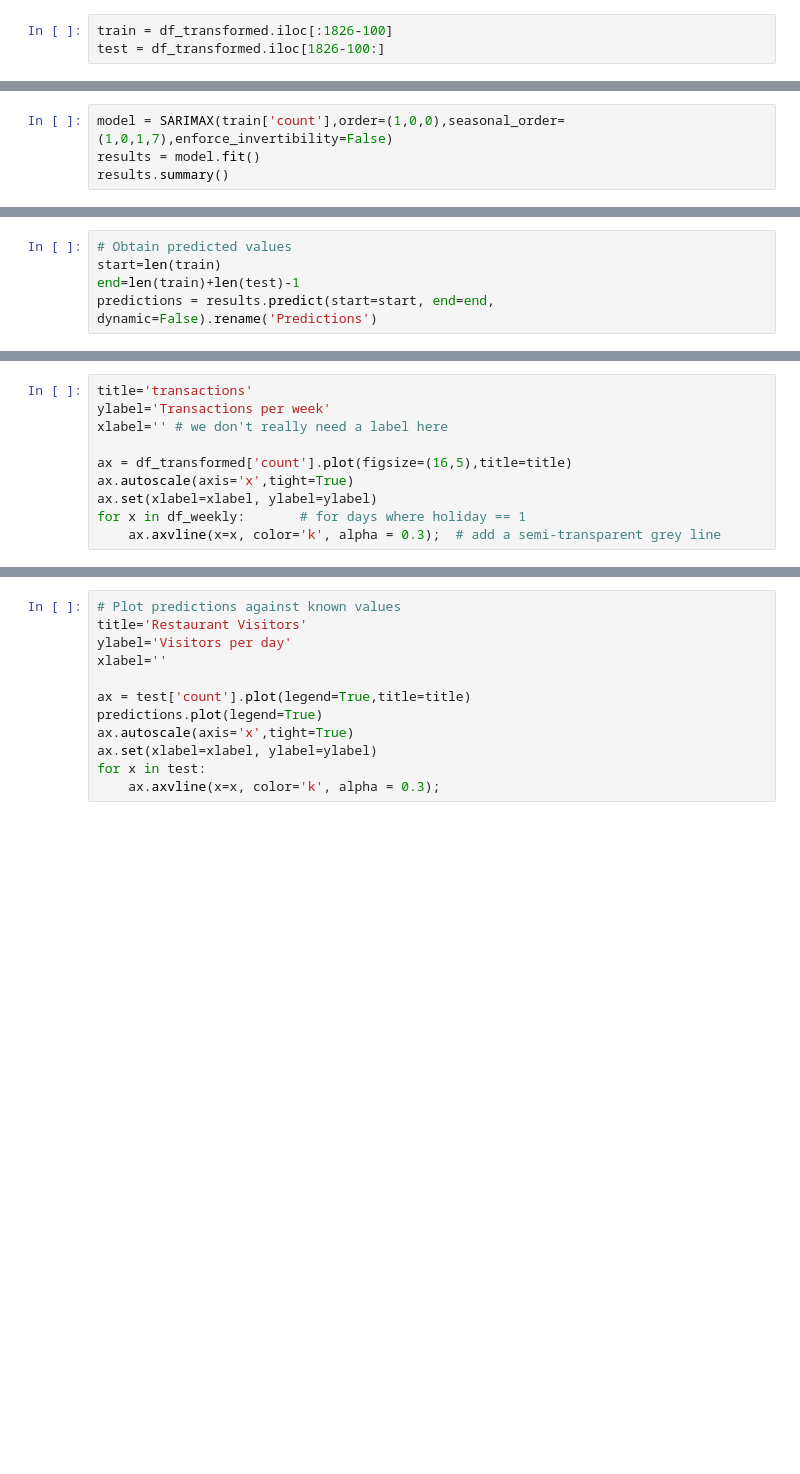
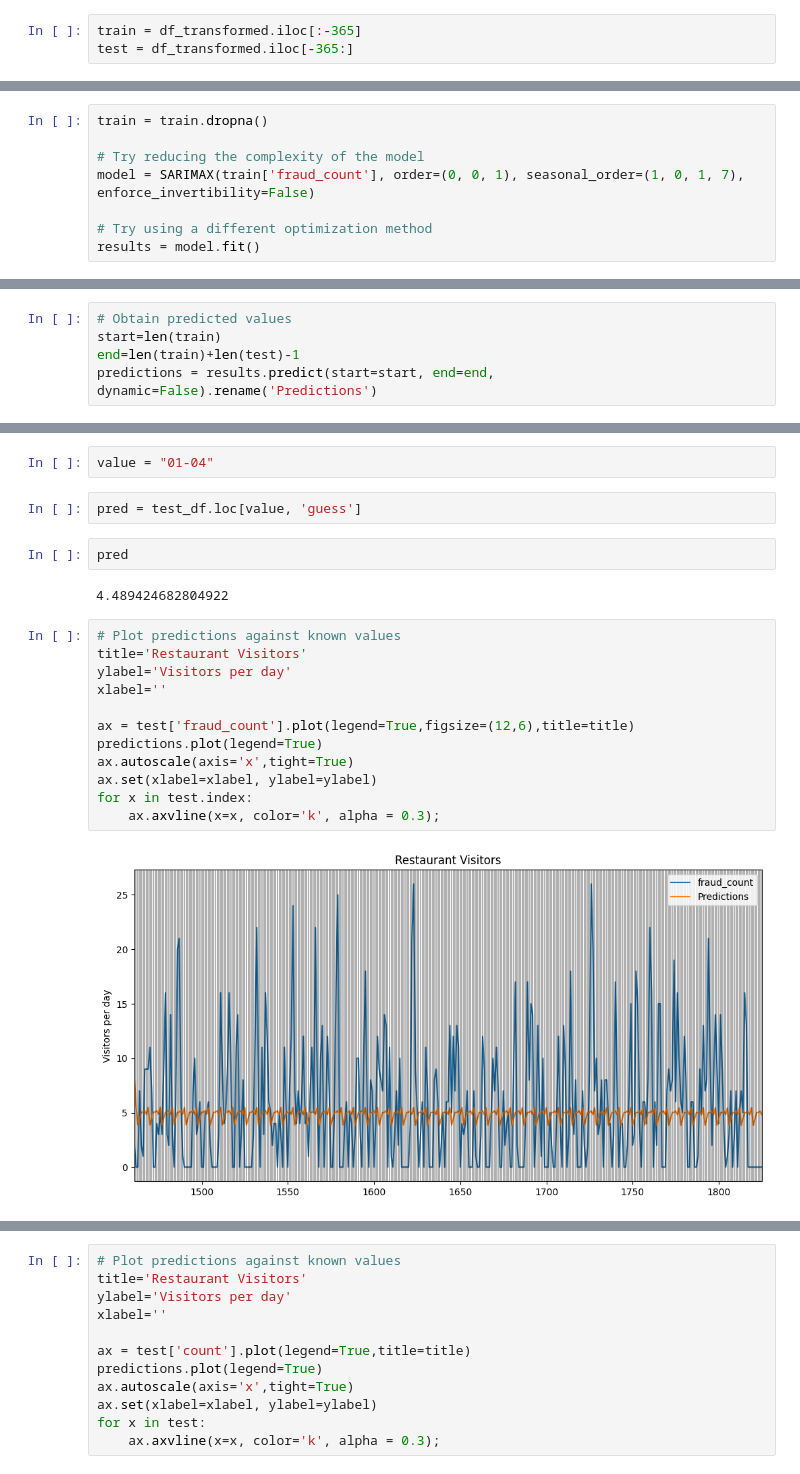
Before and after one commit to DMODPevahouse/ai_enabled_system, a Jupyter notebook: TimeSeries/Assignment/data_exploration.ipynb, the cells around one changed output, grey strips where cells are left out. Saved outputs shown, nothing was run; the diff lists cells and outputs as text; blank space fills up the shorter version.

```diff
--- a/TimeSeries/Assignment/data_exploration.ipynb
+++ b/TimeSeries/Assignment/data_exploration.ipynb
@@ -645,4 +659,4 @@ Warnings:
 # %%
-train = df_transformed.iloc[:1826-100]
-test = df_transformed.iloc[1826-100:]
+train = df_transformed.iloc[:-365]
+test = df_transformed.iloc[-365:]
 # %%
@@ -652,7 +666,11 @@ len(df_transformed)
 # %%
-model = SARIMAX(train['count'],order=(1,0,0),seasonal_order=(1,0,1,7),enforce_invertibility=False)
+train = train.dropna()
+
+# Try reducing the complexity of the model
+model = SARIMAX(train['fraud_count'], order=(0, 0, 1), seasonal_order=(1, 0, 1, 7), enforce_invertibility=False)
+
+# Try using a different optimization method
 results = model.fit()
-results.summary()
 # %% [output]
 RUNNING THE L-BFGS-B CODE
 
@@ -711,13 +823,25 @@ predictions = results.predict(start=start, end=end, dynamic=False).rename('Predi
+# %%
+value = "01-04"
+# %%
+pred = test_df.loc[value, 'guess']
+# %%
+pred
+# %% [output]
+4.489424682804922
 # %%
-title='transactions'
-ylabel='Transactions per week'
-xlabel='' # we don't really need a label here
+# Plot predictions against known values
+title='Restaurant Visitors'
+ylabel='Visitors per day'
+xlabel=''
 
-ax = df_transformed['count'].plot(figsize=(16,5),title=title)
+ax = test['fraud_count'].plot(legend=True,figsize=(12,6),title=title)
+predictions.plot(legend=True)
 ax.autoscale(axis='x',tight=True)
 ax.set(xlabel=xlabel, ylabel=ylabel)
-for x in df_weekly:       # for days where holiday == 1
-    ax.axvline(x=x, color='k', alpha = 0.3);  # add a semi-transparent grey line
+for x in test.index:
+    ax.axvline(x=x, color='k', alpha = 0.3);
+# %% [output]
+[figure, added]
 # %%
 test['count']
 # %% [output]
```
Also changed, not shown: parts of 16 cells of this notebook, 7 other files.
